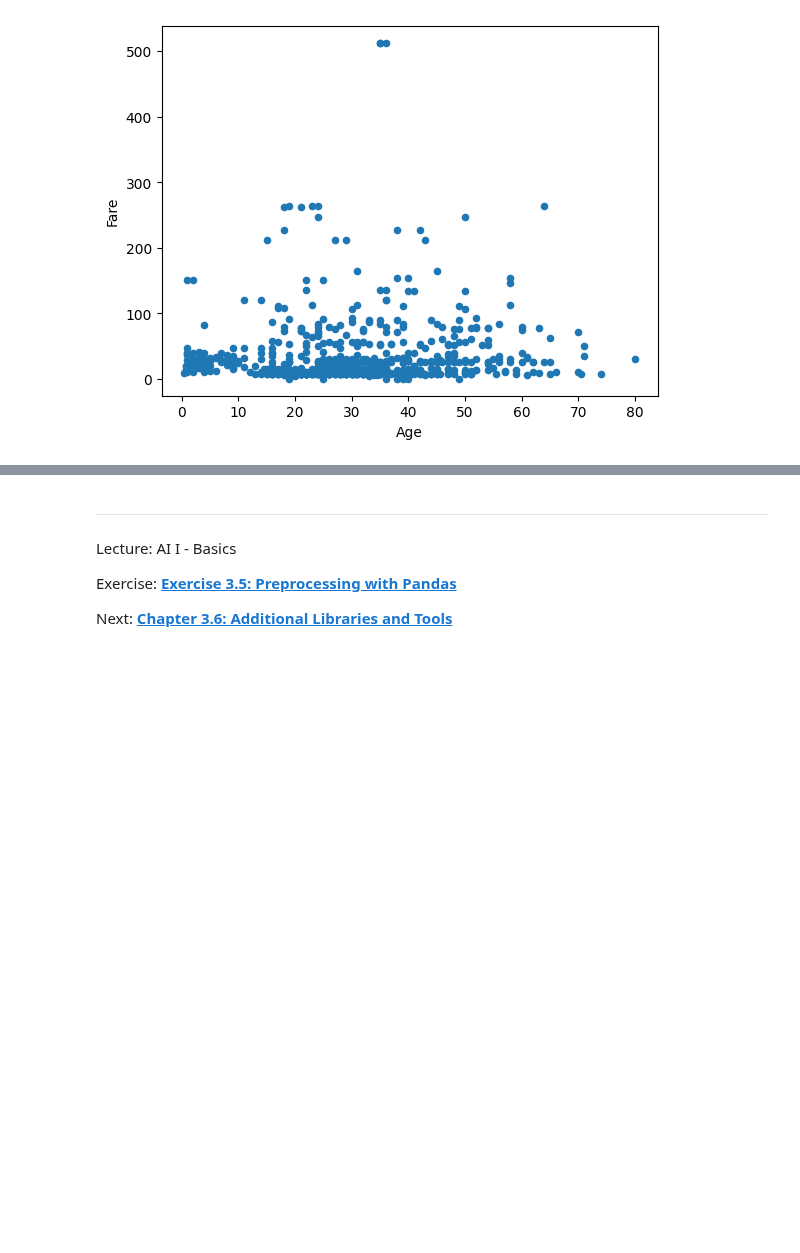
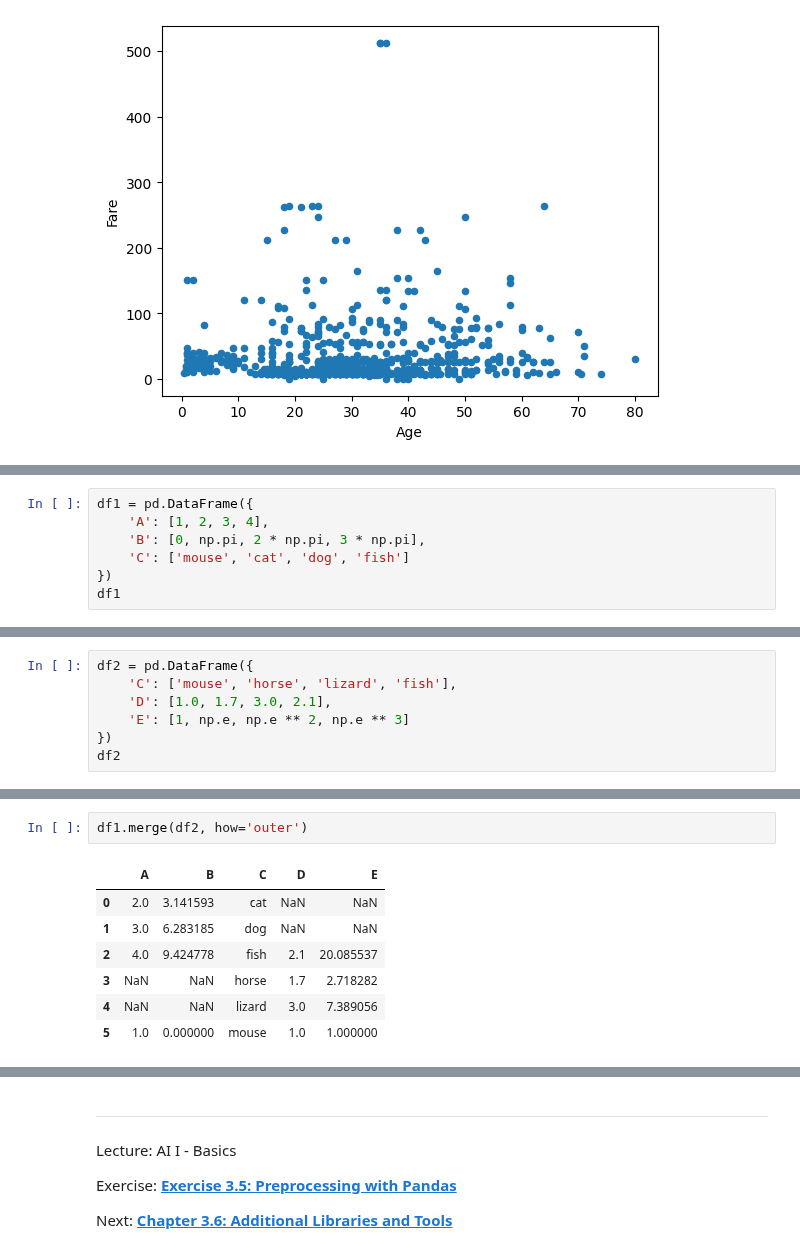
Before and after one commit to iLuckyW/lecture-ai-basics, a Jupyter notebook: chapter/03_data/05_preprocessing.ipynb, the cells around one changed output, grey strips where cells are left out. Cells and saved outputs as stored; diff of their text form; blank space fills up the shorter version.

```diff
--- a/chapter/03_data/05_preprocessing.ipynb
+++ b/chapter/03_data/05_preprocessing.ipynb
@@ -1045,0 +1055,7 @@ titanic[['Age', 'Fare']].plot(kind='scatter', x='Age', y='Fare')
+# %%
+df1 = pd.DataFrame({
+    'A': [1, 2, 3, 4],
+    'B': [0, np.pi, 2 * np.pi, 3 * np.pi],
+    'C': ['mouse', 'cat', 'dog', 'fish']
+})
+df1
@@ -1045,0 +1068,7 @@ titanic[['Age', 'Fare']].plot(kind='scatter', x='Age', y='Fare')
+# %%
+df2 = pd.DataFrame({
+    'C': ['mouse', 'horse', 'lizard', 'fish'],
+    'D': [1.0, 1.7, 3.0, 2.1],
+    'E': [1, np.e, np.e ** 2, np.e ** 3]
+})
+df2
@@ -1045,0 +1122,10 @@ titanic[['Age', 'Fare']].plot(kind='scatter', x='Age', y='Fare')
+# %%
+df1.merge(df2, how='outer')
+# %% [output]
+|  | A | B | C | D | E |
+| 0 | 2.0 | 3.141593 | cat | NaN | NaN |
+| 1 | 3.0 | 6.283185 | dog | NaN | NaN |
+| 2 | 4.0 | 9.424778 | fish | 2.1 | 20.085537 |
+| 3 | NaN | NaN | horse | 1.7 | 2.718282 |
+| 4 | NaN | NaN | lizard | 3.0 | 7.389056 |
+| 5 | 1.0 | 0.000000 | mouse | 1.0 | 1.000000 |
```
Also changed, not shown: parts of 18 cells of this notebook.
